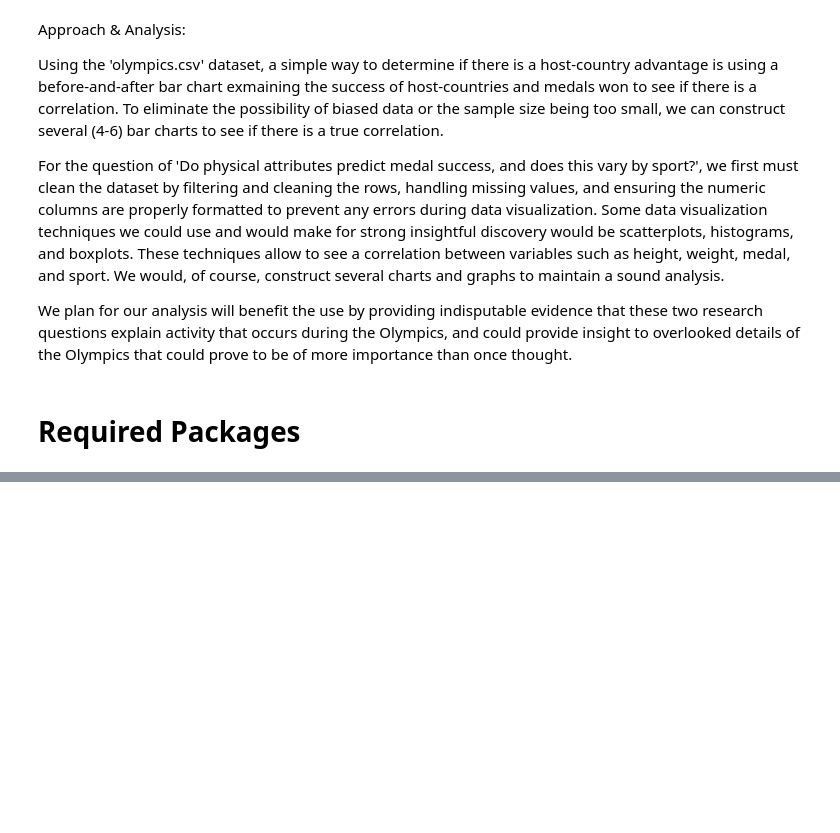
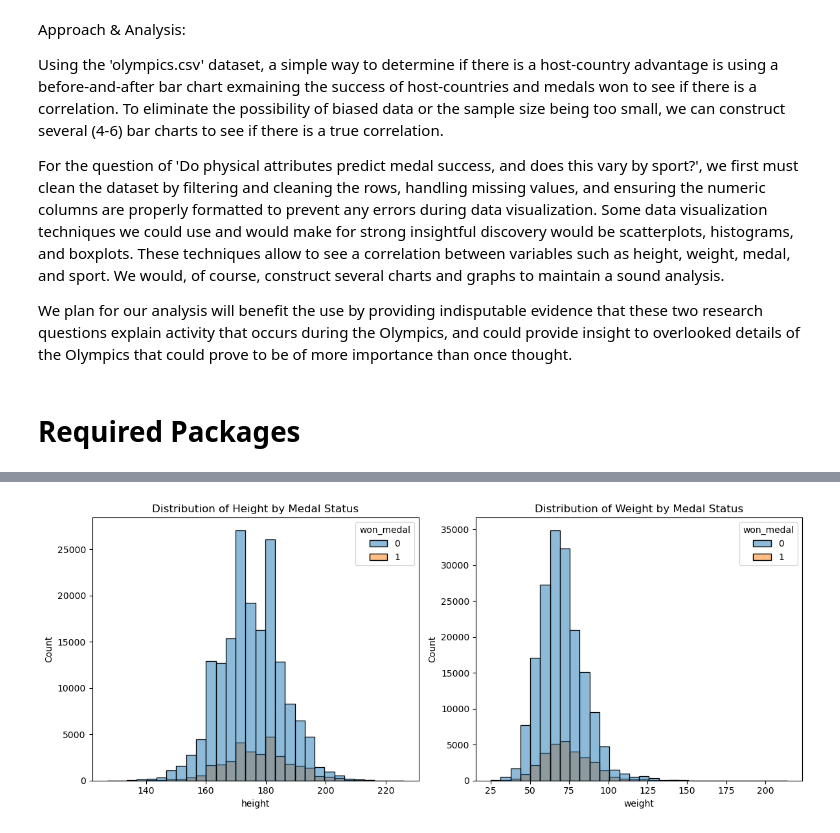
Before and after one commit to bryceao/olympicsdata, a Jupyter notebook: olympicsdata.ipynb, the cells around one changed output, grey strips where cells are left out. Drawn from its saved outputs; the diff is of its cells as text; code cells hidden in the pictures; blank space fills up the shorter version.

```diff
--- a/olympicsdata.ipynb
+++ b/olympicsdata.ipynb
@@ -30,0 +47,22 @@ import seaborn as sns
+# %%
+import os
+import warnings
+warnings.filterwarnings("ignore") # 2.2: Suppress warnings
+
+# Load dataset
+csv_path = "data/olympics.csv" if os.path.exists("data/olympics.csv") else "olympicsdata-main/data/olympics.csv"
+df = pd.read_csv(csv_path)
+
+# Clean data: drop duplicates, handle medal NaNs, and filter complete physical records
+clean_df = df.drop_duplicates().copy()
+clean_df["medal"] = clean_df["medal"].fillna("No Medal")
+clean_df["won_medal"] = np.where(clean_df["medal"] == "No Medal", 0, 1)
+
+phys_df = clean_df.dropna(subset=["age", "height", "weight"]).copy()
+
+print("Original rows:", len(df))
+print("Cleaned rows (no duplicates):", len(clean_df))
+print("Rows with complete physical attributes:", len(phys_df))
+
+# 3.4: Condensed view of the final cleaned dataset (Table 1)
+phys_df.head()
@@ -30,0 +110,14 @@ import seaborn as sns
+# %%
+# Figure 1: Histograms of Height and Weight by Medal Status
+fig, ax = plt.subplots(1, 2, figsize=(12, 5))
+
+sns.histplot(data=phys_df, x="height", hue="won_medal", bins=30, ax=ax[0])
+ax[0].set_title("Distribution of Height by Medal Status")
+
+sns.histplot(data=phys_df, x="weight", hue="won_medal", bins=30, ax=ax[1])
+ax[1].set_title("Distribution of Weight by Medal Status")
+
+plt.tight_layout()
+plt.show()
+# %% [output]
+[figure, added]
```
Also changed, not shown: parts of 12 cells of this notebook, 1 other file.
